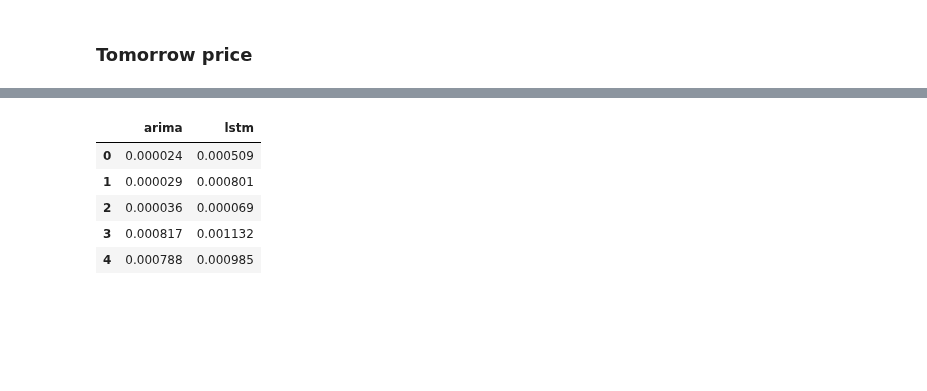
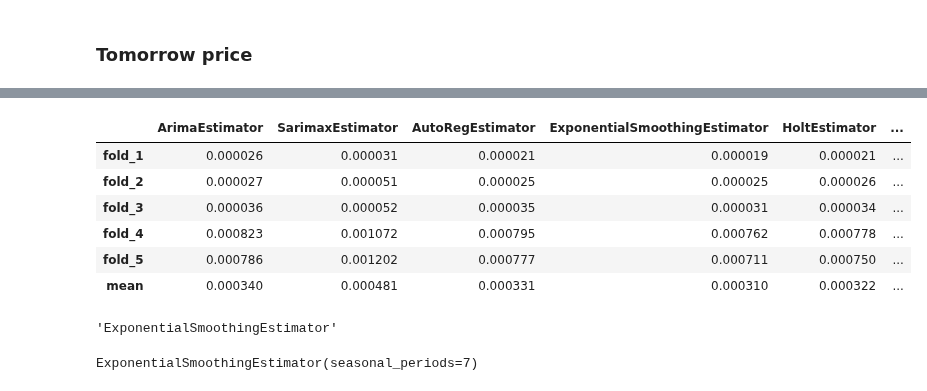
Before and after one commit to nhatruong1009/CryptoPrediction, a Jupyter notebook: src/modelling/predict_price.ipynb, the cells around one changed output, grey strips where cells are left out. Cells and saved outputs as stored; diff of their text form; code cells hidden in the pictures; blank space fills up the shorter version.

Commit message:
CRY-14 | GridSearch for searching parameters

```diff
--- a/src/modelling/predict_price.ipynb
+++ b/src/modelling/predict_price.ipynb
@@ -314,9 +278,16 @@ Epoch 2/2
-# %%
-pd.DataFrame({'arima':scores_1, 'lstm':scores_2})
-# %% [output]
-|  | arima | lstm |
-| 0 | 0.000024 | 0.000509 |
-| 1 | 0.000029 | 0.000801 |
-| 2 | 0.000036 | 0.000069 |
-| 3 | 0.000817 | 0.001132 |
-| 4 | 0.000788 | 0.000985 |
+# %%
+scores_df
+# %% [output]
+|  | ArimaEstimator | SarimaxEstimator | AutoRegEstimator | ExponentialSmoothingEstimator | HoltEstimator | ... |
+| fold_1 | 0.000026 | 0.000031 | 0.000021 | 0.000019 | 0.000021 | ... |
+| fold_2 | 0.000027 | 0.000051 | 0.000025 | 0.000025 | 0.000026 | ... |
+| fold_3 | 0.000036 | 0.000052 | 0.000035 | 0.000031 | 0.000034 | ... |
+| fold_4 | 0.000823 | 0.001072 | 0.000795 | 0.000762 | 0.000778 | ... |
+| fold_5 | 0.000786 | 0.001202 | 0.000777 | 0.000711 | 0.000750 | ... |
+| mean | 0.000340 | 0.000481 | 0.000331 | 0.000310 | 0.000322 | ... |
+# %%
+# find column with lowest mean score
+best_estimator = scores_df.loc['mean'].idxmin()
+best_estimator
+# %% [output]
+'ExponentialSmoothingEstimator'
@@ -322,0 +315,4 @@ pd.DataFrame({'arima':scores_1, 'lstm':scores_2})
+# %%
+grid_search.best_estimator_
+# %% [output]
+ExponentialSmoothingEstimator(seasonal_periods=7)
```
Also changed, not shown: parts of 29 cells of this notebook, 2 other files.
